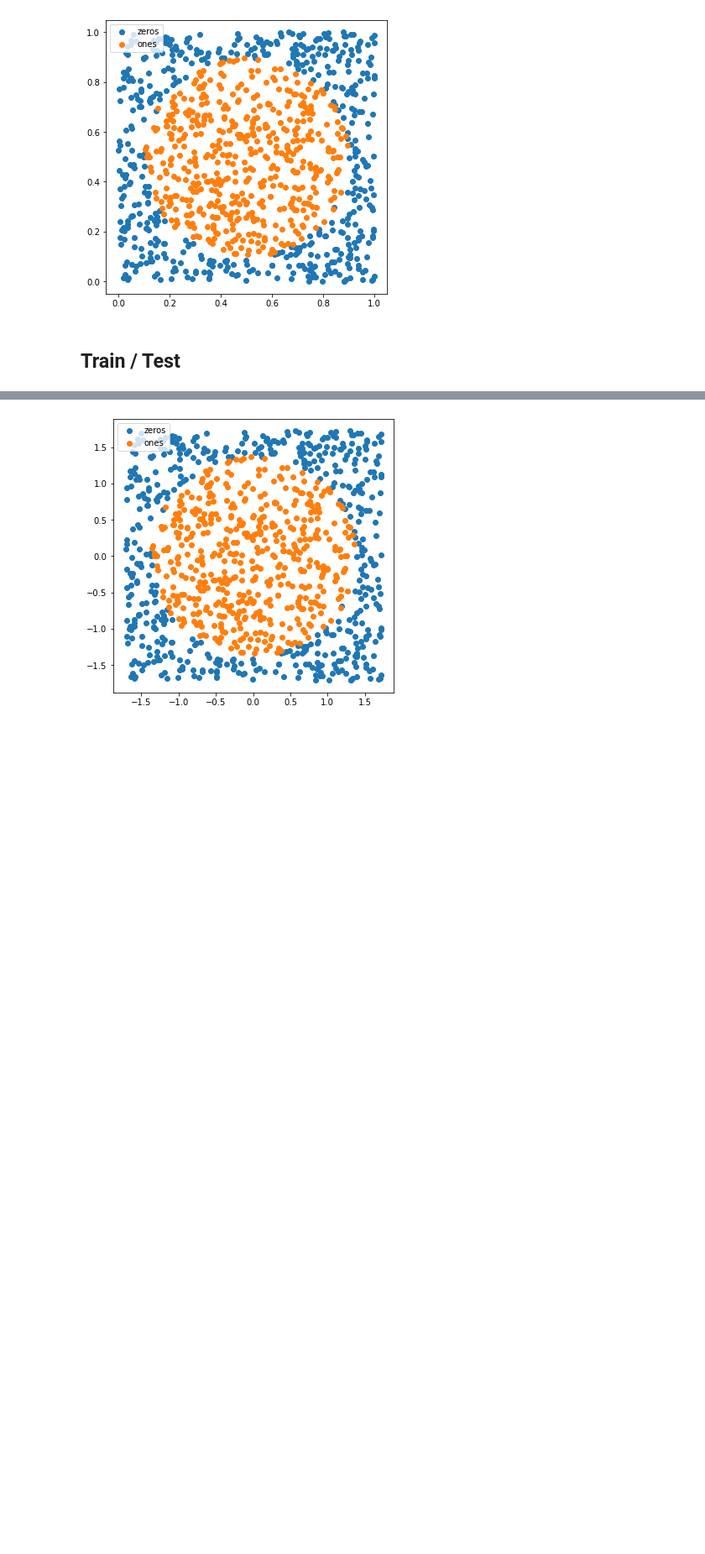
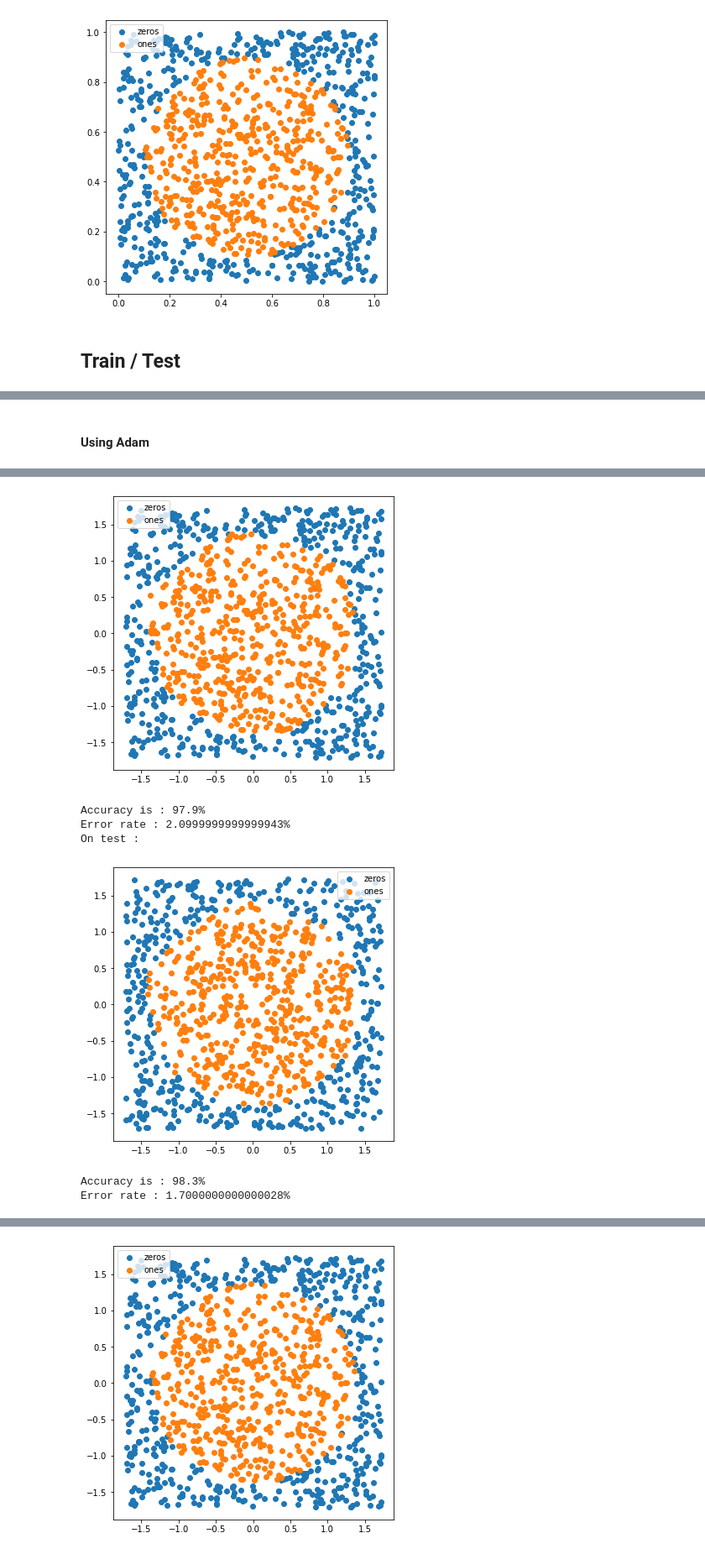
Before and after one commit to dgengler6/DeepLearningProject, a Jupyter notebook: Proj2/Project_2.ipynb, the cells around one changed output, grey strips where cells are left out. Shown: that part at 84% size. Cells and saved outputs as stored; diff of their text form; code cells hidden in the pictures; blank space fills up the shorter version.

```diff
--- a/Proj2/Project_2.ipynb
+++ b/Proj2/Project_2.ipynb
@@ -502,0 +601,17 @@ TODO: lr hypertuning w/ validation ?
+# %% [markdown]
+#### Using Adam
+# %%
+input, target = generate_disc_dataset(2000)
+train_input, train_target, test_input, test_target = split_dataset(input, target, 0.5)
+train_input, test_input = normalize_data(train_input, test_input)
+
+model_adam = Sequential([Linear(2, 25), ReLU(), Linear(25, 25), ReLU(), Linear(25, 25), ReLU(), Linear(25, 1)])
+
+model_adam = train_adam(model_adam, train_input, train_target, learning_rate=0.005, nb_epochs=100, print_ = True)
+
+print("Performances using Adam optimizer")
+print("On train :")
+accuracy_and_plot_one_output(model_adam, train_input, train_target)
+print("On test :")
+accuracy_and_plot_one_output(model_adam, test_input, test_target)
+# %% [output]
@@ -502,0 +635,7 @@ TODO: lr hypertuning w/ validation ?
+[figure, added]
+Accuracy is : 97.9%
+Error rate : 2.0999999999999943%
+On test :
+[figure, added]
+Accuracy is : 98.3%
+Error rate : 1.7000000000000028%
```
Also changed, not shown: parts of 24 cells of this notebook, 6 other files.
